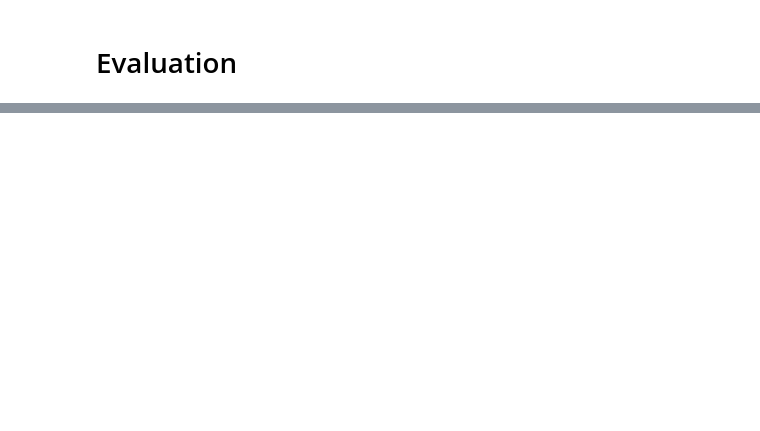
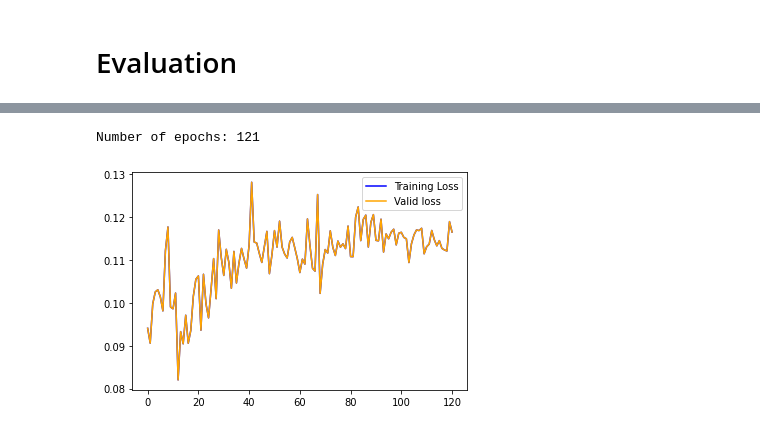
Before and after one commit to SkyLionx/evit, a Jupyter notebook: dataset.ipynb, the cells around one changed output, grey strips where cells are left out. Cells and saved outputs as stored; diff of their text form; code cells hidden in the pictures; blank space fills up the shorter version.

```diff
--- a/dataset.ipynb
+++ b/dataset.ipynb
@@ -637,0 +667,19 @@ plot_square(results, test_datasets_names + ["Random tensor"], size=5)
+# %%
+import json
+
+metadata_path = r"E:\Cartelle Personali\Fabrizio\Universita\Magistrale\Tesi\05 - Experiments\2022-08-17 09-41-29\metadata.json"
+with open(metadata_path, encoding="utf8") as f:
+    data = json.load(f)
+# %%
+import matplotlib.pyplot as plt
+
+print("Number of epochs:", len(data["epochs"]))
+train_loss = [epoch["train_loss"] for epoch in data["epochs"]]
+valid_loss = [epoch["valid_loss"] for epoch in data["epochs"]]
+plt.plot(range(len(data["epochs"])), train_loss, color="blue", label="Training Loss")
+plt.plot(range(len(data["epochs"])), valid_loss, color="orange", label="Valid loss")
+plt.legend()
+plt.show()
+# %% [output]
+Number of epochs: 121
+[figure, added]
```
Also changed, not shown: parts of 11 cells of this notebook, 1 other file.
